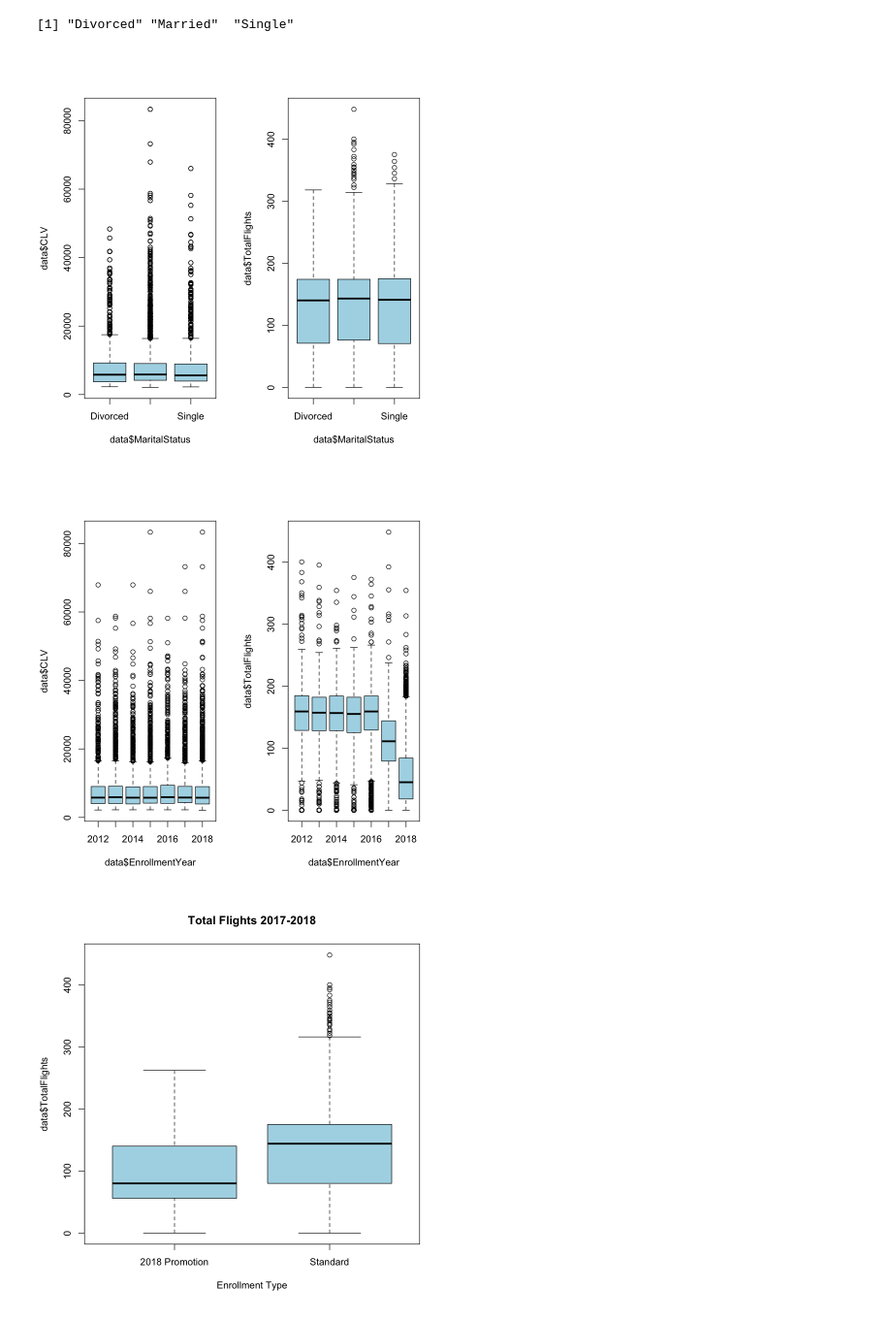
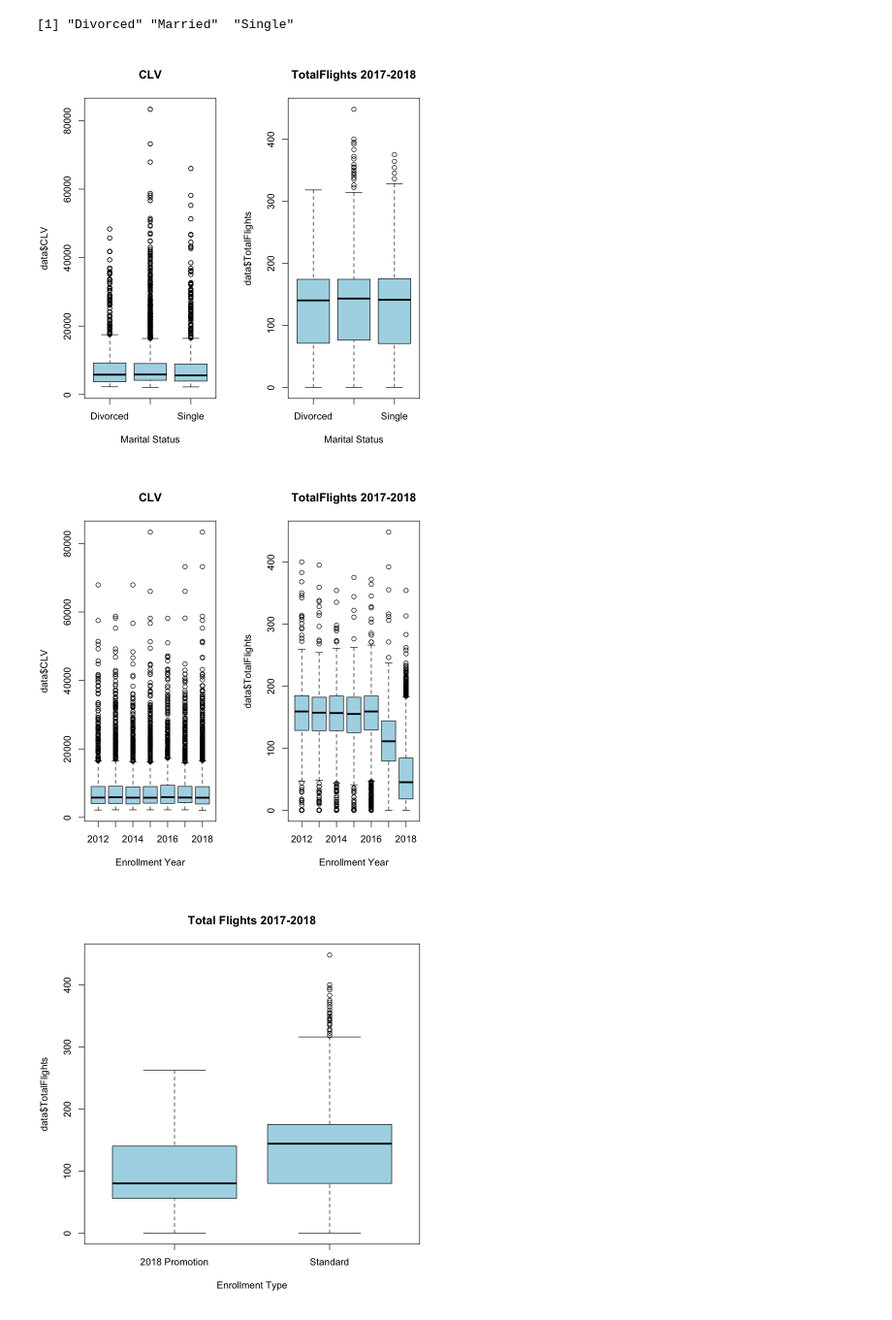
Before and after one commit to RAScheepmaker/STA5737-Applied-Analytics-Project, a Jupyter notebook: Code/STA5737-Project-Scheepmaker.ipynb, the cells around one changed output. Shown at 97% size. Cells and saved outputs as stored; diff of their text form; code cells hidden in the pictures.

```diff
--- a/Code/STA5737-Project-Scheepmaker.ipynb
+++ b/Code/STA5737-Project-Scheepmaker.ipynb
@@ -494,19 +505,23 @@ levels(data$MaritalStatus)
 [1] "Divorced" "Married"  "Single"
 # %%
 # Boxplot as a function of Marital Status
+#pdf(file="../Figures/Boxplot_maritalstatus.pdf")
 par(mfrow=c(1,2))
-boxplot(data$CLV ~ data$MaritalStatus, col='lightblue')
-boxplot(data$TotalFlights ~ data$MaritalStatus, col='lightblue')
+boxplot(data$CLV ~ data$MaritalStatus, col='lightblue', main='CLV', xlab='Marital Status')
+boxplot(data$TotalFlights ~ data$MaritalStatus, col='lightblue', main='TotalFlights 2017-2018', xlab='Marital Status')
 par(opar)
+#dev.off()
 # %% [output]
-[figure, old version]
+[figure, new version]
 # %%
 # Boxplots as a function of Enrollment Year
+#pdf(file="../Figures/Boxplot_enrollmentyear.pdf")
 par(mfrow=c(1,2))
-boxplot(data$CLV ~ data$EnrollmentYear, col='lightblue')
-boxplot(data$TotalFlights ~ data$EnrollmentYear, col='lightblue')
+boxplot(data$CLV ~ data$EnrollmentYear, col='lightblue', xlab='Enrollment Year', main='CLV')
+boxplot(data$TotalFlights ~ data$EnrollmentYear, col='lightblue', xlab='Enrollment Year', main='TotalFlights 2017-2018')
 par(opar)
+#dev.off()
 # %% [output]
-[figure, old version]
+[figure, new version]
 # %%
 # Boxplot as a function of Enrollment Type
```
Also changed, not shown: parts of 36 cells of this notebook, 16 other files.
